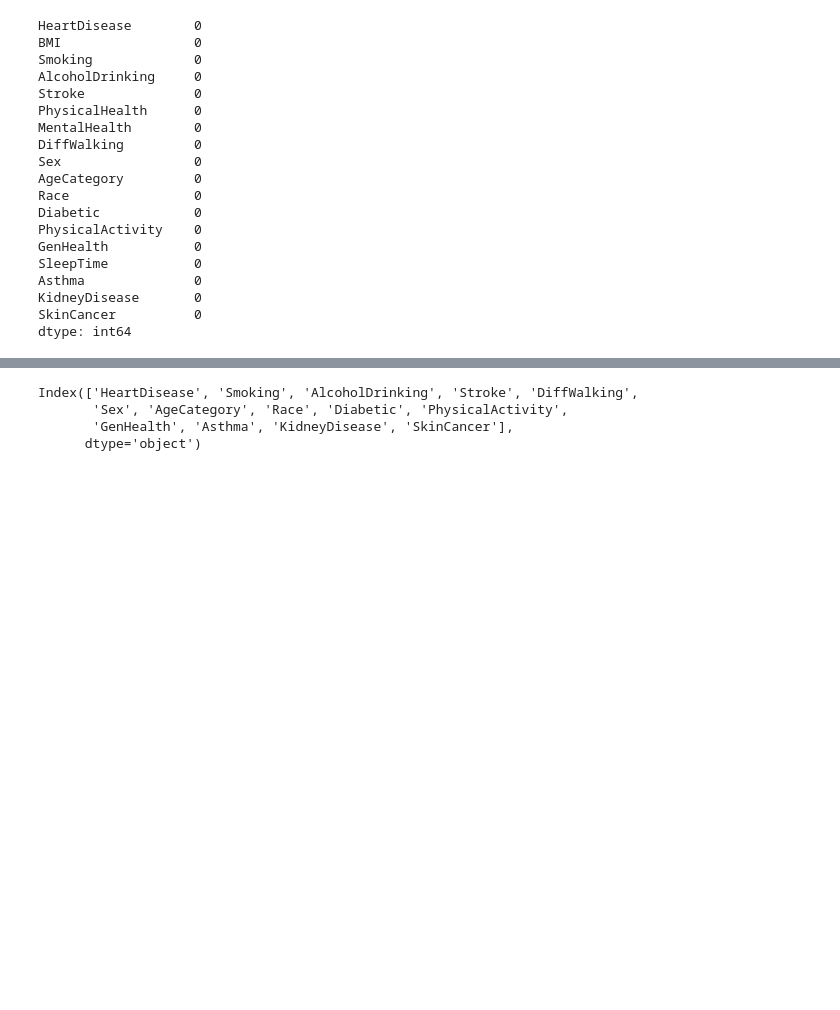
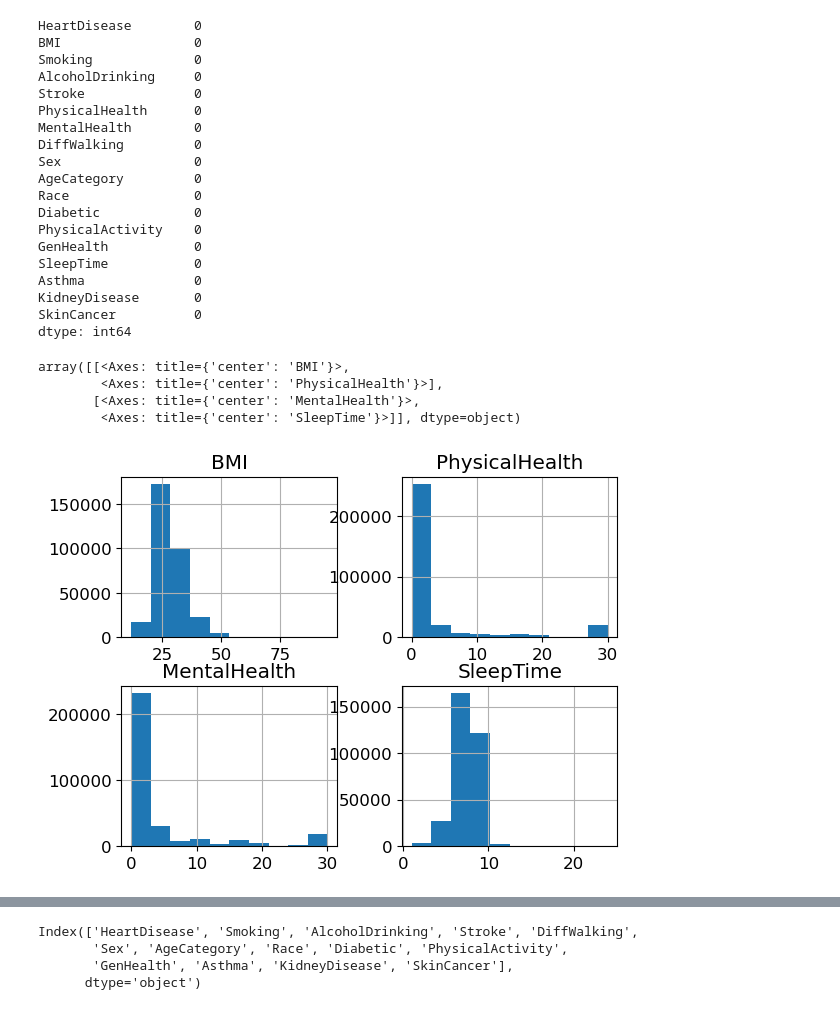
Before and after one commit to shane-sarabdial/CoefficientCrusaders, a Jupyter notebook: notebooks/heart.ipynb, the cells around one changed output, grey strips where cells are left out. Cells and saved outputs as stored; diff of their text form; code cells hidden in the pictures; blank space fills up the shorter version.

```diff
--- a/notebooks/heart.ipynb
+++ b/notebooks/heart.ipynb
@@ -55,3 +70,11 @@ Asthma              0
 KidneyDisease       0
 SkinCancer          0
 dtype: int64
+# %%
+df.hist()
+# %% [output]
+array([[<Axes: title={'center': 'BMI'}>,
+        <Axes: title={'center': 'PhysicalHealth'}>],
+       [<Axes: title={'center': 'MentalHealth'}>,
+        <Axes: title={'center': 'SleepTime'}>]], dtype=object)
+[figure, added]
```
Also changed, not shown: parts of 27 cells of this notebook, 7 other files.
